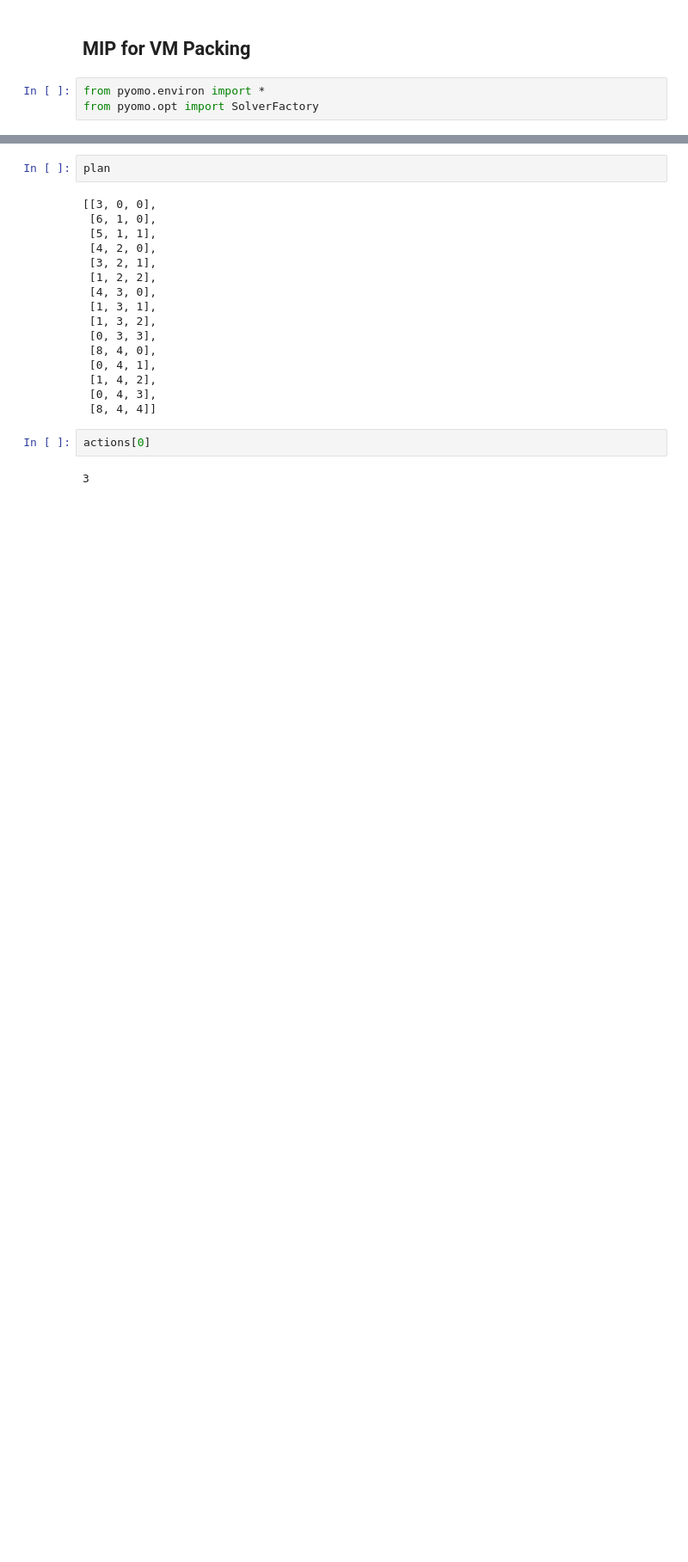
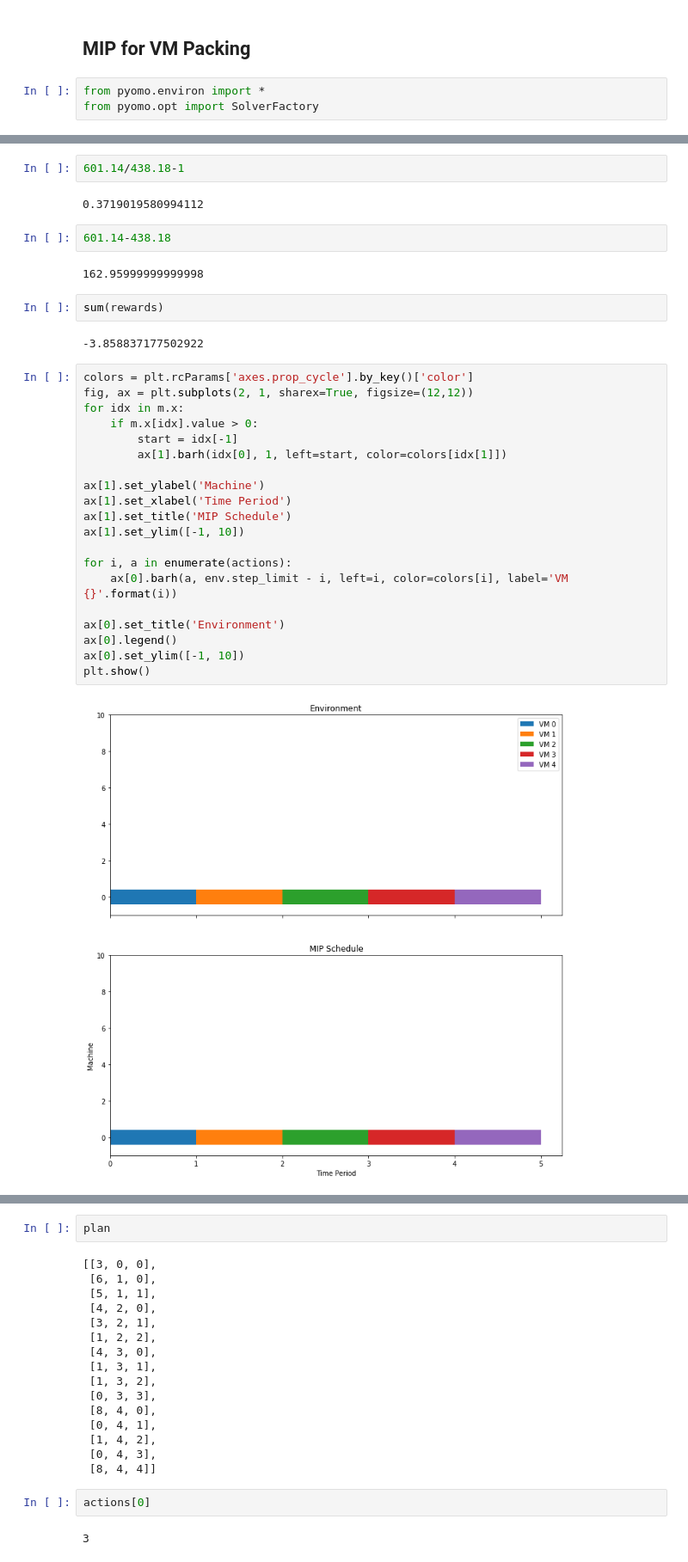
Before and after one commit to hubbs5/or-gym, a Jupyter notebook: notebooks/vm_packing_opt.ipynb, the cells around one changed output, grey strips where cells are left out. Shown: that part at 86% size. Drawn from its saved outputs; the diff is of its cells as text; blank space fills up the shorter version.

```diff
--- a/notebooks/vm_packing_opt.ipynb
+++ b/notebooks/vm_packing_opt.ipynb
@@ -229,0 +234,34 @@ Step Count Reached
+# %%
+601.14/438.18-1
+# %% [output]
+0.3719019580994112
+# %%
+601.14-438.18
+# %% [output]
+162.95999999999998
+# %%
+sum(rewards)
+# %% [output]
+-3.858837177502922
+# %%
+colors = plt.rcParams['axes.prop_cycle'].by_key()['color']
+fig, ax = plt.subplots(2, 1, sharex=True, figsize=(12,12))
+for idx in m.x:
+    if m.x[idx].value > 0:
+        start = idx[-1]
+        ax[1].barh(idx[0], 1, left=start, color=colors[idx[1]])
+
+ax[1].set_ylabel('Machine')
+ax[1].set_xlabel('Time Period')
+ax[1].set_title('MIP Schedule')
+ax[1].set_ylim([-1, 10])
+
+for i, a in enumerate(actions):
+    ax[0].barh(a, env.step_limit - i, left=i, color=colors[i], label='VM {}'.format(i))
+
+ax[0].set_title('Environment')
+ax[0].legend()
+ax[0].set_ylim([-1, 10])
+plt.show()
+# %% [output]
+[figure, added]
```
Also changed, not shown: parts of 35 cells of this notebook, 5 other files.
